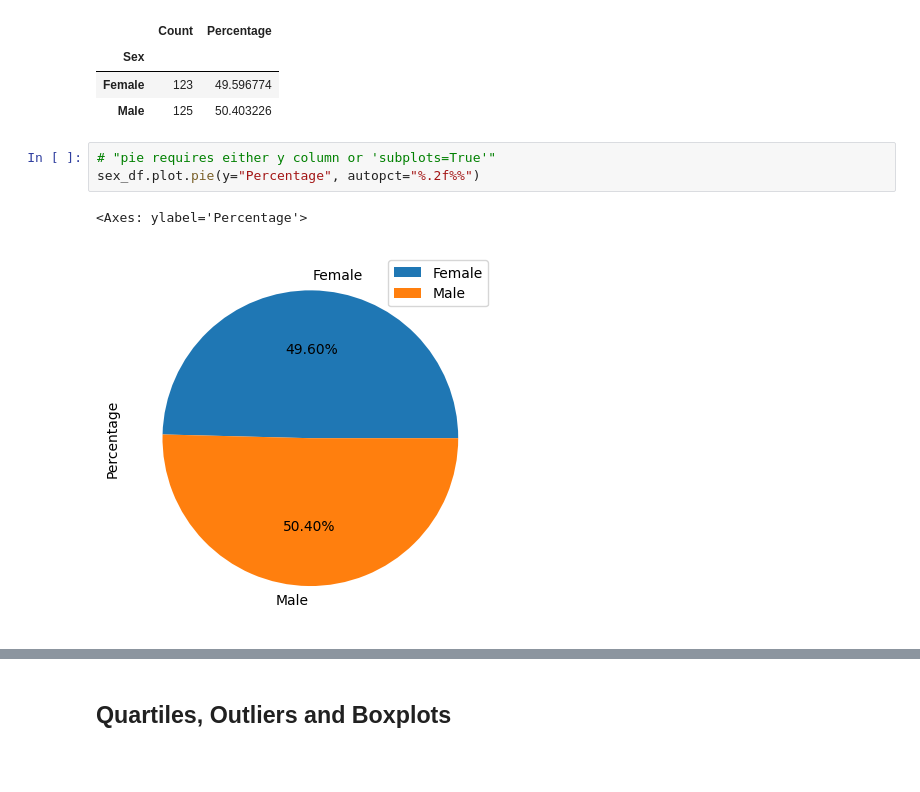
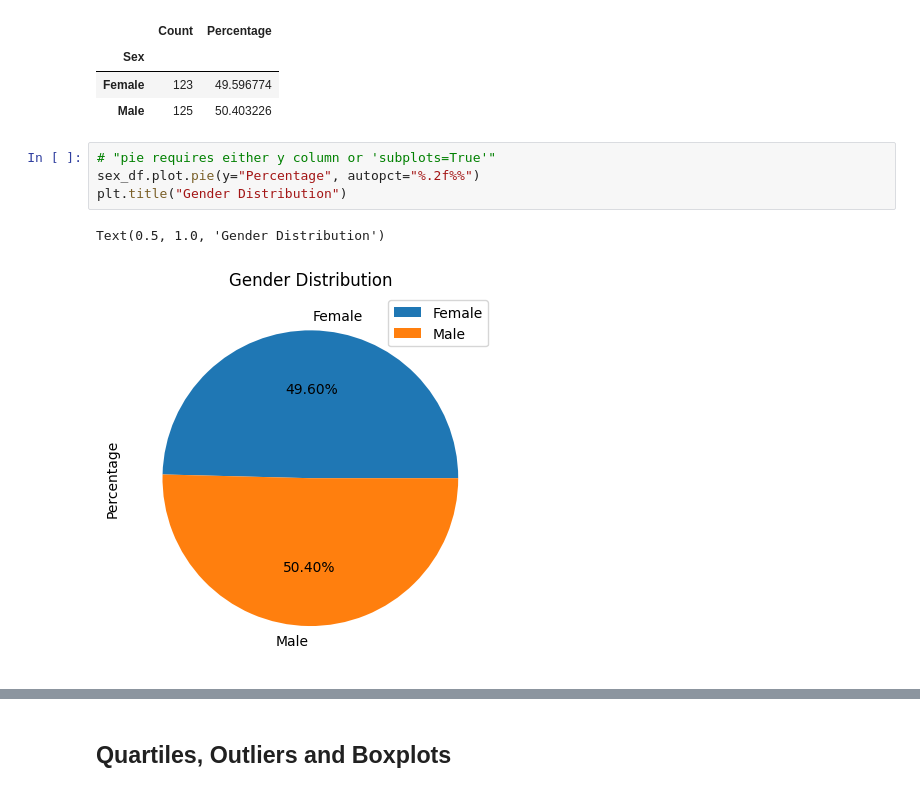
Before and after one commit to a676-code/plotting-challenge, a Jupyter notebook: Pymaceuticals/pymaceuticals.ipynb, the cells around one changed output, grey strips where cells are left out. Cells and saved outputs as stored; diff of their text form; blank space fills up the shorter version.

Commit message:
add images

```diff
--- a/Pymaceuticals/pymaceuticals.ipynb
+++ b/Pymaceuticals/pymaceuticals.ipynb
@@ -213,9 +209,10 @@ display(sex_df)
 # %%
 # "pie requires either y column or 'subplots=True'"
 sex_df.plot.pie(y="Percentage", autopct="%.2f%%")
+plt.title("Gender Distribution")
 # %% [output]
-<Axes: ylabel='Percentage'>
+Text(0.5, 1.0, 'Gender Distribution')
-[figure, old version]
+[figure, new version]
 # %%
 # Generate a pie plot showing the distribution of female versus male mice using pyplot
 labels=["Female", "Male"]
```
Also changed, not shown: parts of 14 cells of this notebook, 1 other file.
